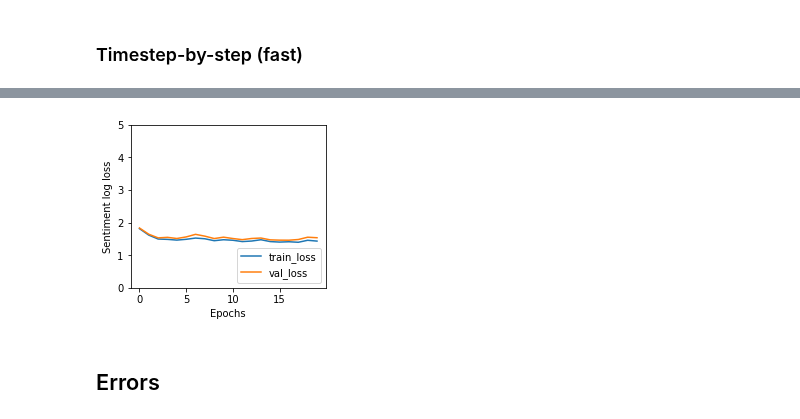
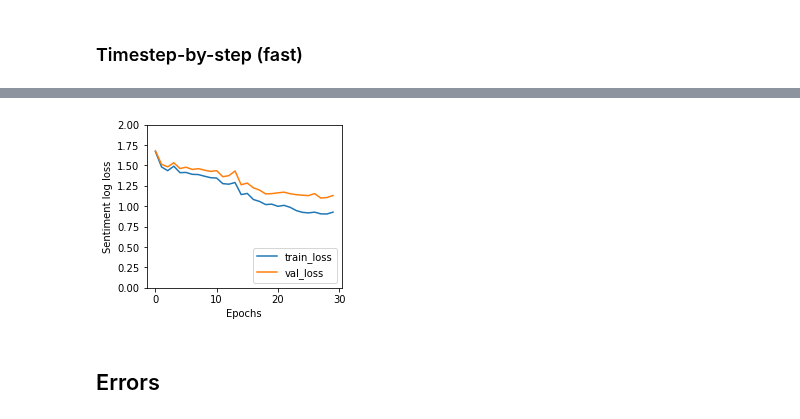
Before and after one commit to parrt/playdl, a Jupyter notebook: notebooks/RNN-lastname.ipynb, the cells around one changed output, grey strips where cells are left out. Saved outputs shown, nothing was run; the diff lists cells and outputs as text; code cells hidden in the pictures.

```diff
--- a/notebooks/RNN-lastname.ipynb
+++ b/notebooks/RNN-lastname.ipynb
@@ -426,18 +427,18 @@ class LastNameRNN(nn.Module):
 rnn = LastNameRNN(input_size=len(V),
                   hidden_size=100,
                   output_size=len(y_cats)).to(device)
-subset=5000
+subset=10_000
 train = TensorDataset(X_train_onehot[:subset].to(device), torch.tensor(y_train[:subset].values).long().to(device))
 valid = TensorDataset(X_valid_onehot[:subset].to(device), torch.tensor(y_valid[:subset]).long().to(device))
 model, history = ctrain(rnn, train, valid,
 #                         loss_fn=torch.nn.BCELoss(),
                         loss_fn=F.cross_entropy,
                         metric=accuracy_score,
-                        epochs=20,
-                        learning_rate=.01,
-                        weight_decay=0.00001,
-                        batch_size=32,
+                        epochs=30,
+                        learning_rate=.001,
+                        weight_decay=0.000001,#002,
+                        batch_size=64,
                         print_every=1)
 
-plot_history(history, yrange=(0,5))
+plot_history(history, yrange=(0,2))
 # %% [output]
@@ -464,4 +462,4 @@ Epoch  19 loss  1.4319,  1.5351   function 0.577, 0.549
-[figure, old version]
+[figure, new version]
 # %% [markdown]
 ## Errors
 # %% [markdown]
```
Also changed, not shown: parts of 5 cells of this notebook.
